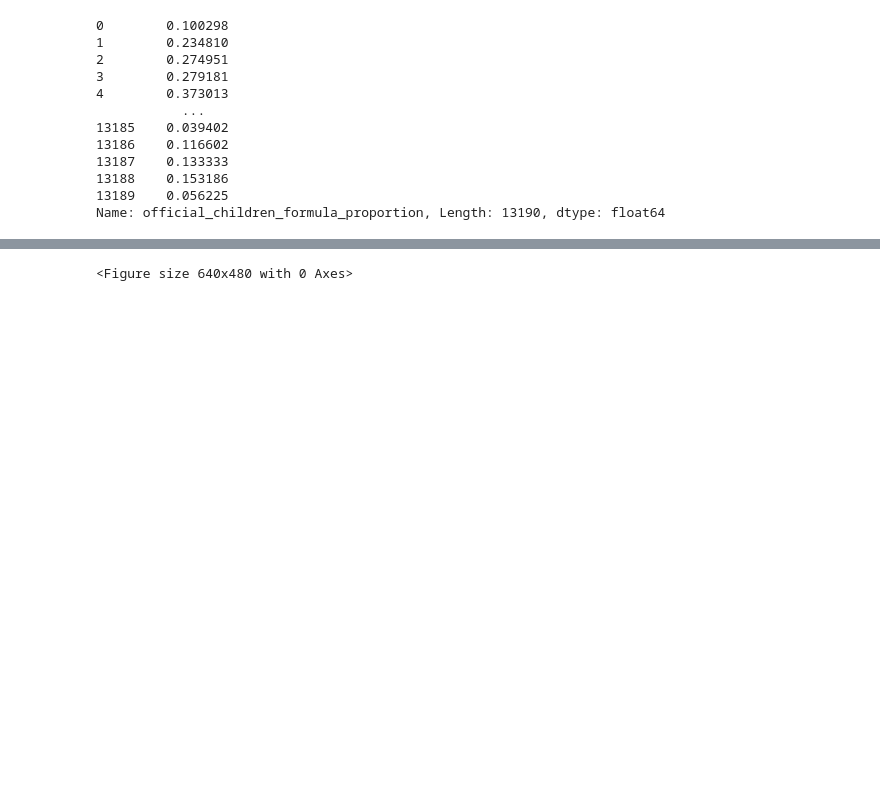
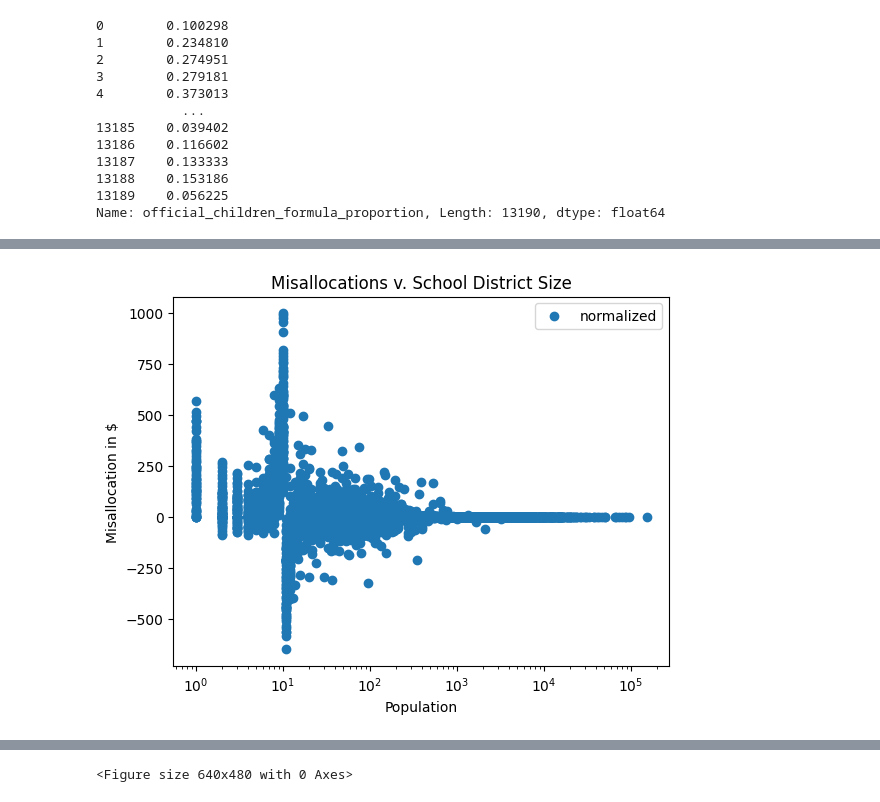
Before and after one commit to pranav-putta/titlei_fund_allocation, a Jupyter notebook: fund_alloc/experiments.ipynb, the cells around one changed output, grey strips where cells are left out. Cells and saved outputs as stored; diff of their text form; code cells hidden in the pictures; blank space fills up the shorter version.

```diff
--- a/fund_alloc/experiments.ipynb
+++ b/fund_alloc/experiments.ipynb
@@ -77,0 +78,20 @@ plot_misallocations_over_all_states(['total'])
+# %%
+# misallocations per capita
+def plot_per_capita_misallocations_over_all_states(allocs):
+    for alloc in allocs:
+        errors = (df[f'avg_noisy_{alloc}_alloc'] - df[f'calculated_{alloc}_alloc'])
+        plt.scatter(df['official_children_formula_count'], errors / df[f'official_children_formula_count'],
+                    label='normalized')
+
+    plt.title('Misallocations v. School District Size')
+    plt.xlabel('Population')
+    plt.ylabel('Misallocation in $')
+    plt.xscale('log')
+    plt.legend()
+    plt.show()
+
+
+# plot_misallocations_over_all_states(['basic', 'concentrated', 'targeted'])
+plot_per_capita_misallocations_over_all_states(['total'])
+# %% [output]
+[figure, added]
```
Also changed, not shown: parts of 6 cells of this notebook, 2 other files.
